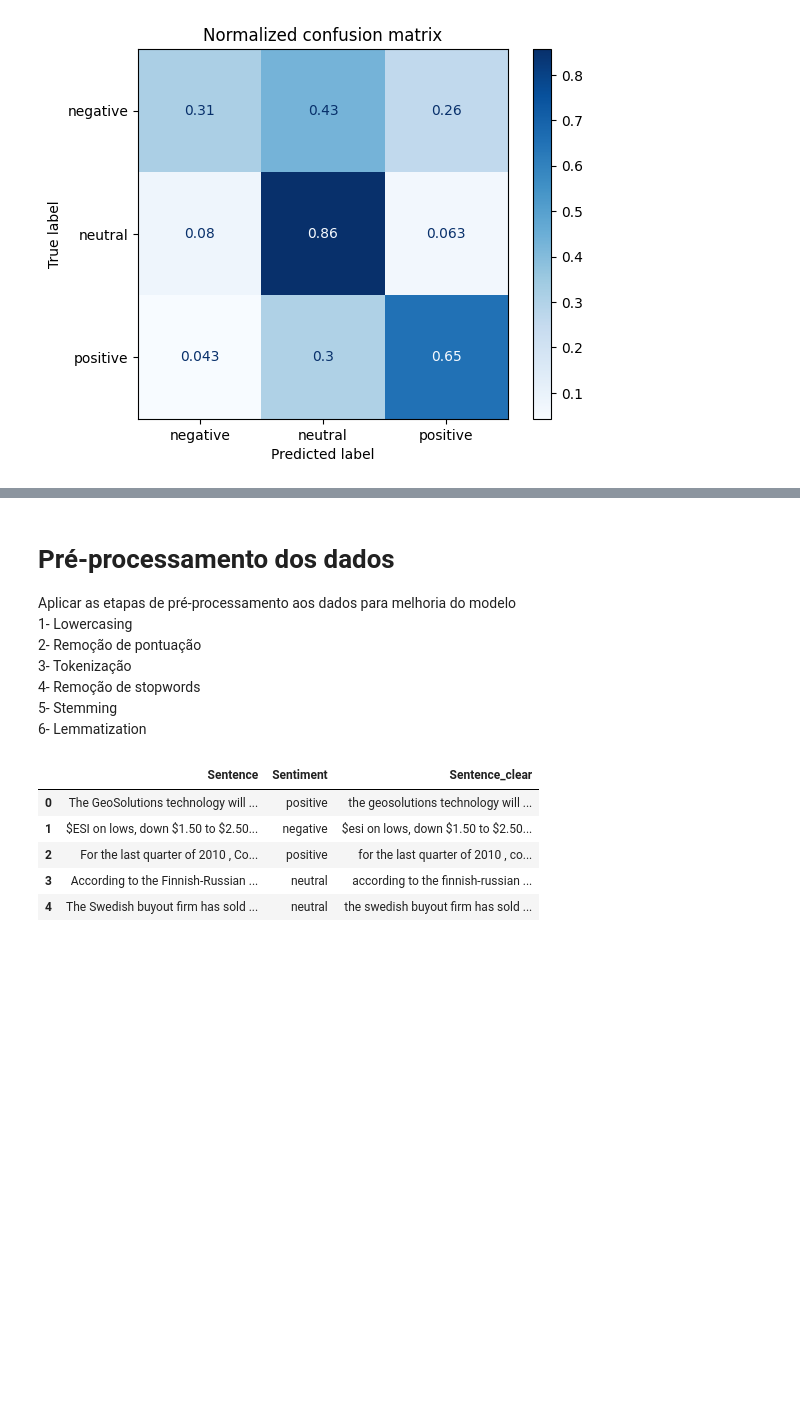
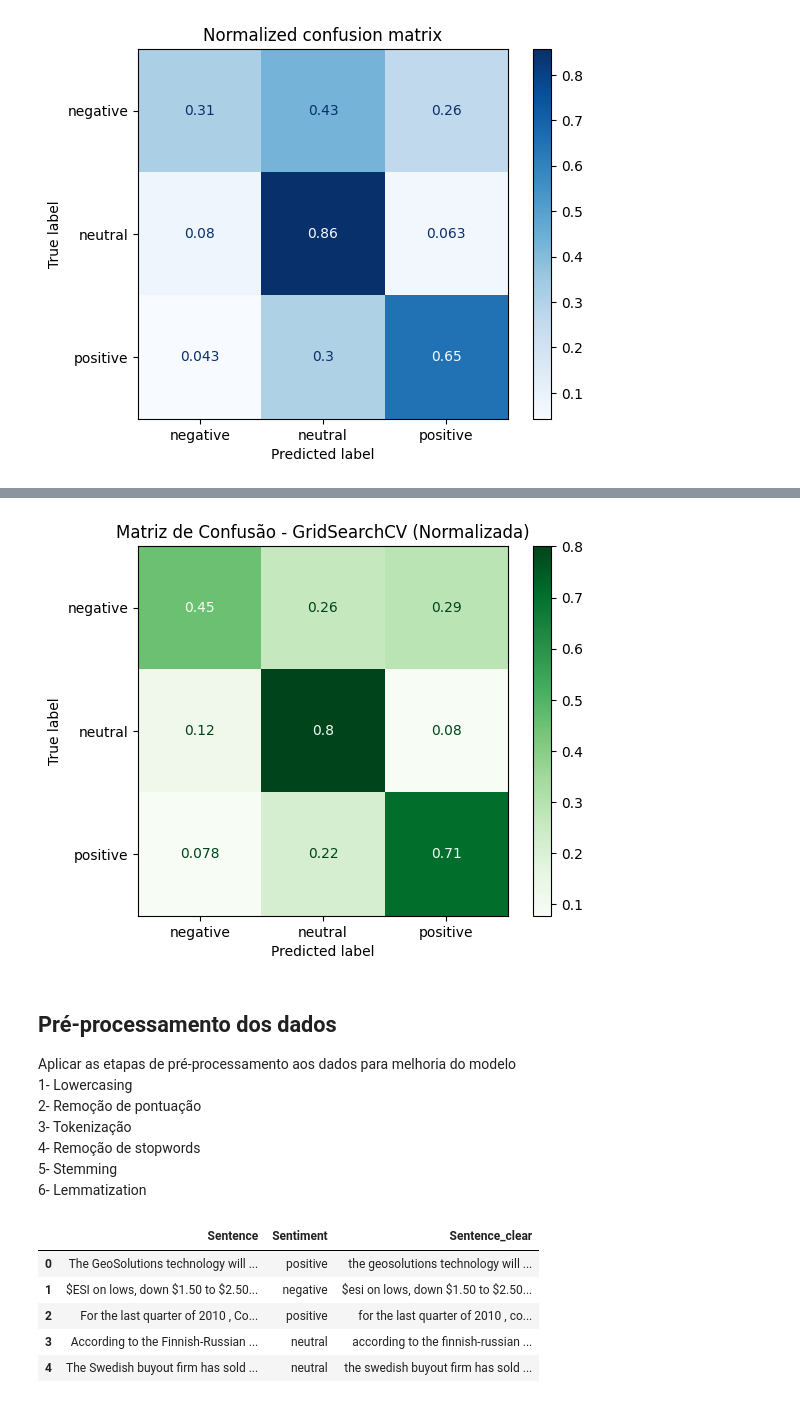
Before and after one commit to santluan/tcc-mba-usp, a Jupyter notebook: first_steps_sentiment_analysis.ipynb, the cells around one changed output, grey strips where cells are left out. Drawn from its saved outputs; the diff is of its cells as text; code cells hidden in the pictures; blank space fills up the shorter version.

```diff
--- a/first_steps_sentiment_analysis.ipynb
+++ b/first_steps_sentiment_analysis.ipynb
@@ -35,8 +40,8 @@ from sklearn.metrics import confusion_matrix, ConfusionMatrixDisplay, accuracy_s
 ## Leitura e análise de dados
 # %%
 # Lendo o conjunto de dados
-data = pd.read_csv('/content/drive/MyDrive/TCC_MBA/financial_sentences.csv')
-data.head()
+df = pd.read_csv('financial_sentences.csv')
+df.head()
 # %% [output]
 |  | Sentence | Sentiment |
 | 0 | The GeoSolutions technology will ... | positive |
@@ -61,6 +67,6 @@ np.random.seed(7542)
 # %%
-x = data['Sentence']
-y = data['Sentiment']
+x = df['Sentence']
+y = df['Sentiment']
 
 X_train, X_test, y_train, y_test = train_test_split(x, y, test_size=0.2, random_state=42)
 
@@ -124,0 +160,12 @@ F1 Score: 69.92%
+# %%
+param_grid = {
+    'countvectorizer__max_features': [1000, 2000, 5000],
+    'countvectorizer__ngram_range': [(1, 1), (1, 2)],
+    'multinomialnb__alpha': [0.01, 0.1, 1.0]
+}
+
+grid_search = GridSearchCV(model, param_grid, cv=5, scoring='f1_weighted')
+grid_search.fit(X_train, y_train)
+
+print(f"Best parameters: {grid_search.best_params_}")
+print(f"Best CV score: {grid_search.best_score_:.4f}")
@@ -125,5 +213,18 @@ F1 Score: 69.92%
+# %%
+disp = ConfusionMatrixDisplay.from_estimator(
+    grid_search,
+    X_test,
+    y_test,
+    display_labels=['negative', 'neutral', 'positive'],
+    cmap=plt.cm.Greens,
+    normalize='true'
+)
+disp.ax_.set_title("Matriz de Confusão - GridSearchCV (Normalizada)")
+plt.show()
+# %% [output]
+[figure, added]
 # %% [markdown]
-# Pré-processamento dos dados
+## Pré-processamento dos dados
 
 Aplicar as etapas de pré-processamento aos dados para melhoria do modelo
 1- Lowercasing
```
Also changed, not shown: parts of 29 cells of this notebook.
